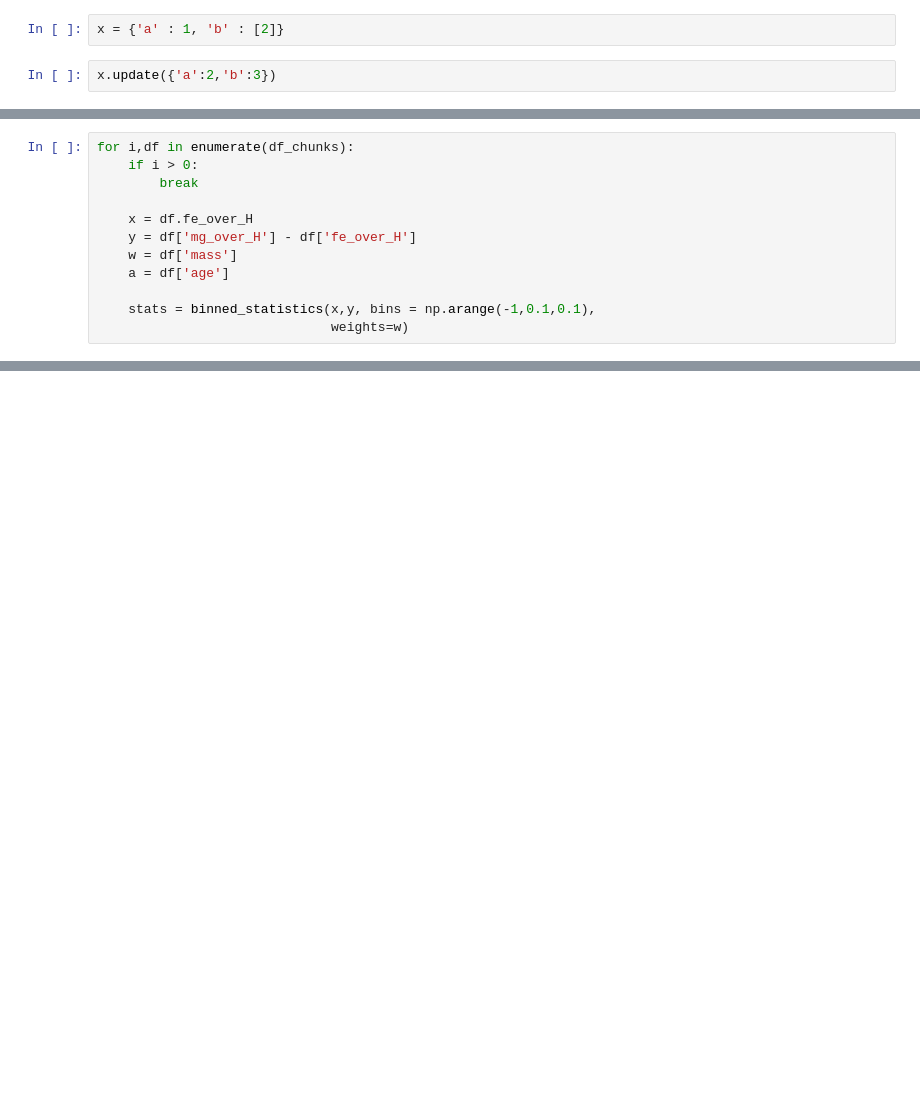
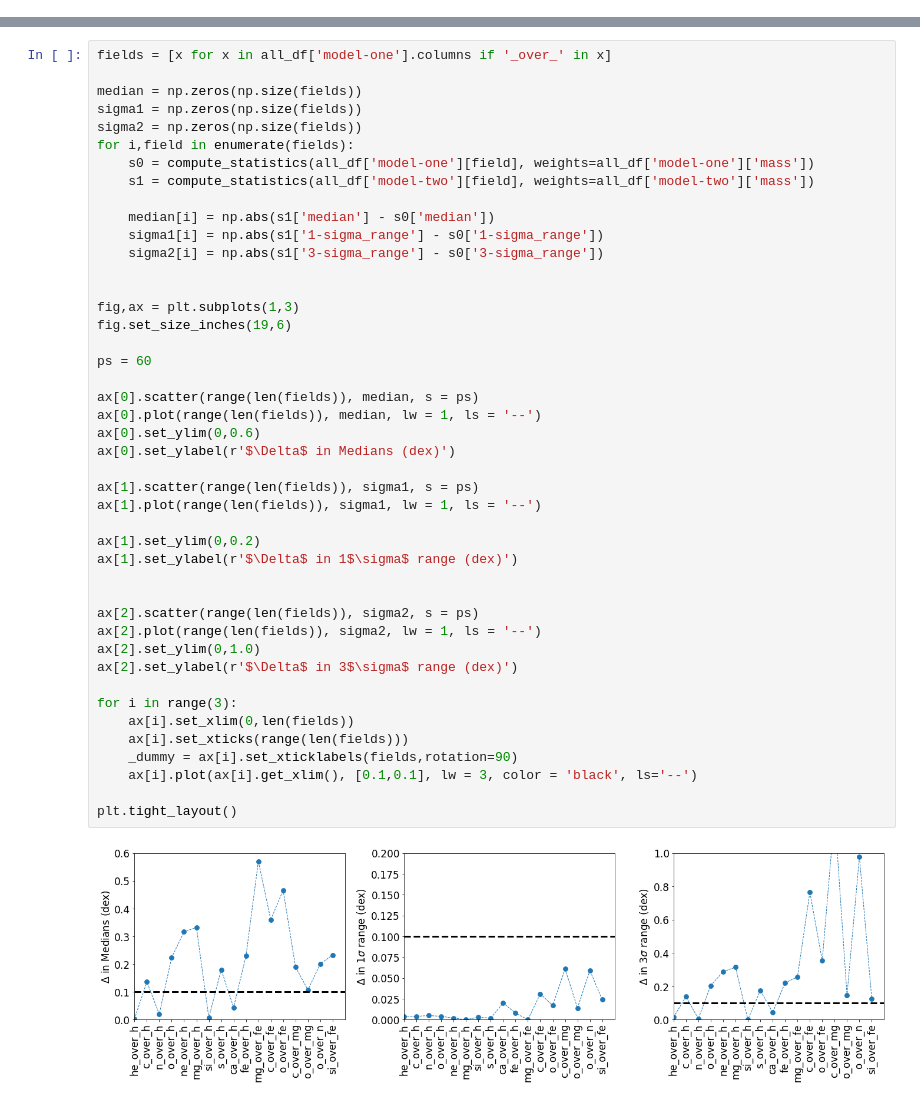
Before and after one commit to aemerick/eeda, a Jupyter notebook: insight/technical_demonstration.ipynb, the cells around one changed output, grey strips where cells are left out. Saved outputs shown, nothing was run; the diff lists cells and outputs as text; blank space fills up the shorter version.

Commit message:
Updates including data loading, panel plots of data, example difference check, and likelihood example

```diff
--- a/insight/technical_demonstration.ipynb
+++ b/insight/technical_demonstration.ipynb
@@ -651,7 +311,3 @@ def binned_statistics(values_x, values_y, limits = None, nbins = 100,
 
 
     return binned_stats
-# %%
-x = {'a' : 1, 'b' : [2]}
-# %%
-x.update({'a':2,'b':3})
@@ -662,12 +313,0 @@ x
-# %%
-for i,df in enumerate(df_chunks):
-    if i > 0:
-        break
-
-    x = df.fe_over_H
-    y = df['mg_over_H'] - df['fe_over_H']
-    w = df['mass']
-    a = df['age']
-
-    stats = binned_statistics(x,y, bins = np.arange(-1,0.1,0.1),
-                              weights=w)
@@ -716,0 +445,46 @@ plt.tight_layout()
+# %%
+fields = [x for x in all_df['model-one'].columns if '_over_' in x]
+
+median = np.zeros(np.size(fields))
+sigma1 = np.zeros(np.size(fields))
+sigma2 = np.zeros(np.size(fields))
+for i,field in enumerate(fields):
+    s0 = compute_statistics(all_df['model-one'][field], weights=all_df['model-one']['mass'])
+    s1 = compute_statistics(all_df['model-two'][field], weights=all_df['model-two']['mass'])
+
+    median[i] = np.abs(s1['median'] - s0['median'])
+    sigma1[i] = np.abs(s1['1-sigma_range'] - s0['1-sigma_range'])
+    sigma2[i] = np.abs(s1['3-sigma_range'] - s0['3-sigma_range'])
+
+
+fig,ax = plt.subplots(1,3)
+fig.set_size_inches(19,6)
+
+ps = 60
+
+ax[0].scatter(range(len(fields)), median, s = ps)
+ax[0].plot(range(len(fields)), median, lw = 1, ls = '--')
+ax[0].set_ylim(0,0.6)
+ax[0].set_ylabel(r'$\Delta$ in Medians (dex)')
+
+ax[1].scatter(range(len(fields)), sigma1, s = ps)
+ax[1].plot(range(len(fields)), sigma1, lw = 1, ls = '--')
+
+ax[1].set_ylim(0,0.2)
+ax[1].set_ylabel(r'$\Delta$ in 1$\sigma$ range (dex)')
+
+
+ax[2].scatter(range(len(fields)), sigma2, s = ps)
+ax[2].plot(range(len(fields)), sigma2, lw = 1, ls = '--')
+ax[2].set_ylim(0,1.0)
+ax[2].set_ylabel(r'$\Delta$ in 3$\sigma$ range (dex)')
+
+for i in range(3):
+    ax[i].set_xlim(0,len(fields))
+    ax[i].set_xticks(range(len(fields)))
+    _dummy = ax[i].set_xticklabels(fields,rotation=90)
+    ax[i].plot(ax[i].get_xlim(), [0.1,0.1], lw = 3, color = 'black', ls='--')
+
+plt.tight_layout()
+# %% [output]
+[figure, added]
```
Also changed, not shown: parts of 28 cells of this notebook.
